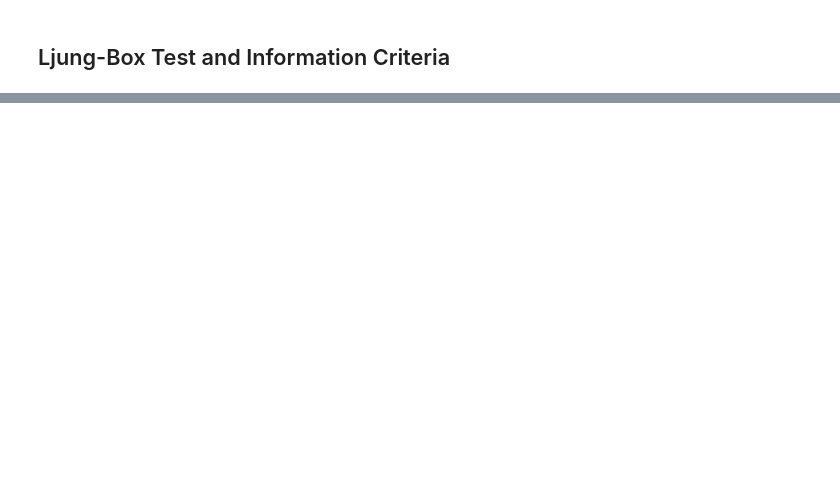
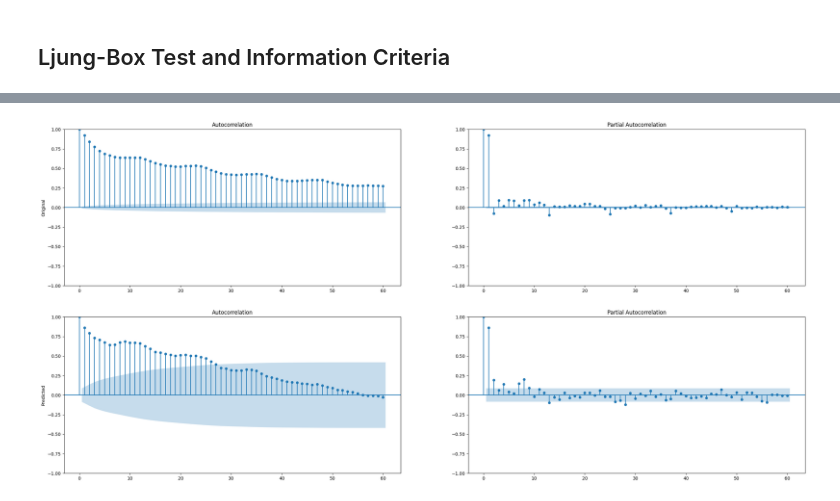
Before and after one commit to AlesKas/DIP, a Jupyter notebook: network_analytics_ar.ipynb, the cells around one changed output, grey strips where cells are left out. Saved outputs shown, nothing was run; the diff lists cells and outputs as text; code cells hidden in the pictures; blank space fills up the shorter version.

```diff
--- a/network_analytics_ar.ipynb
+++ b/network_analytics_ar.ipynb
@@ -185,0 +153,14 @@ fig = model_fit.plot_diagnostics(lags=30, fig=fig)
+# %%
+import numpy as np
+from statsmodels.tsa.ar_model import AutoReg
+from sklearn.metrics import mean_squared_error
+
+def worker_func(lags : int):
+    if lags % 10 == 0:
+        print(f"Processing {lags} by thread {threading.get_native_id()}")
+    model = AutoReg(train, lags=lags)
+    result = model.fit()
+    predictions = result.predict(start=len(train), end=len(train) + len(test) - 1)
+
+    mse = mean_squared_error(test, predictions)
+    return lags, mse
@@ -185,0 +206,7 @@ fig = model_fit.plot_diagnostics(lags=30, fig=fig)
+# %%
+MIN_LAGS = 240
+MAX_LAGS = 286
+# %%
+def absolute_error_statistics(original : np.array, predicted : np.array):
+    assert len(original) == len(predicted)
+    return np.absolute(original - predicted)
@@ -185,0 +283,11 @@ fig = model_fit.plot_diagnostics(lags=30, fig=fig)
+# %%
+fig, ax = plt.subplots(2,2,figsize=(30,14))
+sm.graphics.tsa.plot_acf(series, lags=60, ax=ax[0, 0])
+sm.graphics.tsa.plot_pacf(series, lags=60, ax=ax[0, 1])
+sm.graphics.tsa.plot_acf(predictions, lags=60, ax=ax[1, 0])
+sm.graphics.tsa.plot_pacf(predictions, lags=60, ax=ax[1, 1])
+ax[0, 0].set_ylabel("Original")
+ax[1, 0].set_ylabel("Predicted")
+plt.show()
+# %% [output]
+[figure, added]
```
Also changed, not shown: parts of 14 cells of this notebook, 1 other file.
